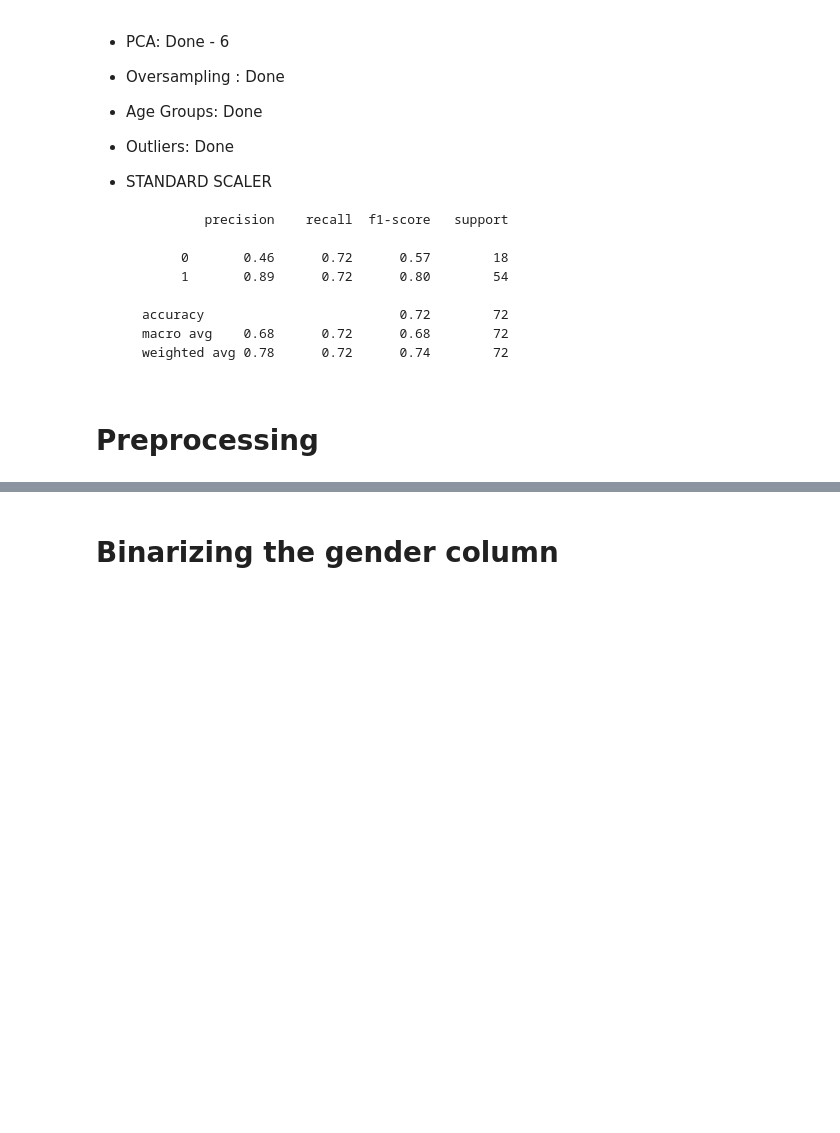
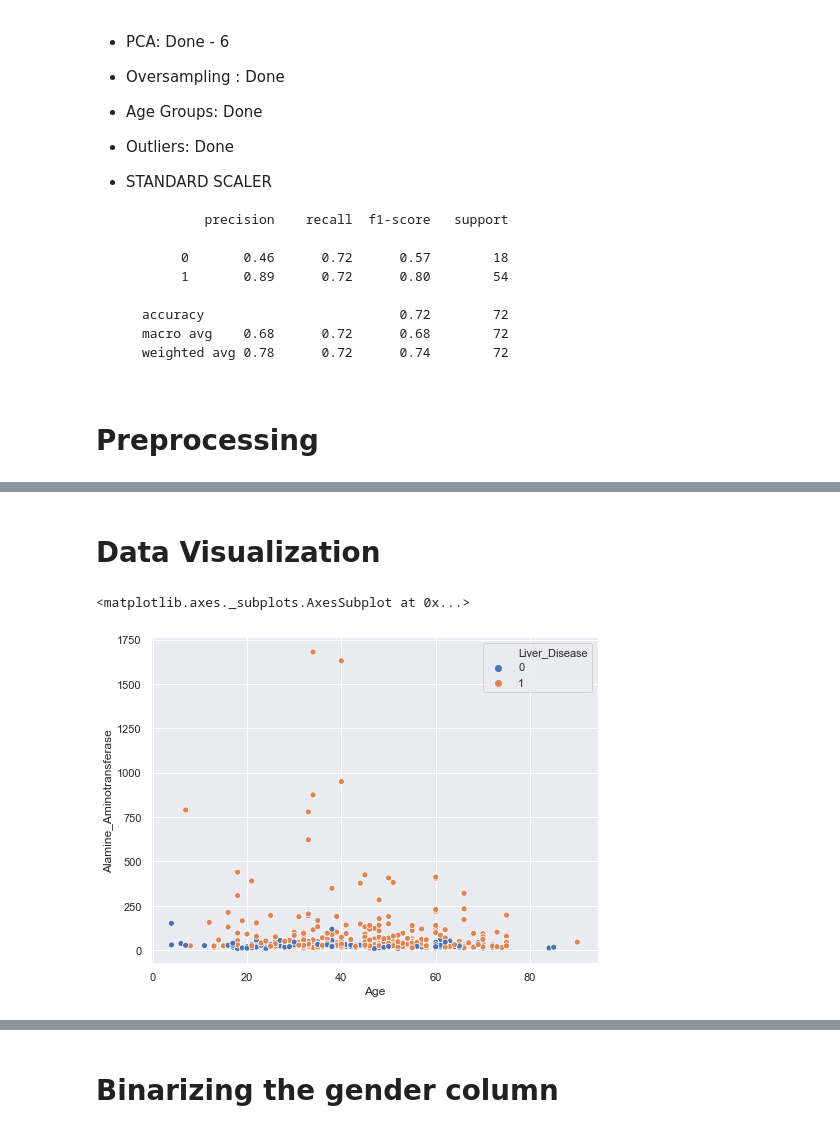
Before and after one commit to alisaeidi92/Liver-Disease-Prediction, a Jupyter notebook: Random Forest/Random Forest.ipynb, the cells around one changed output, grey strips where cells are left out. Cells and saved outputs as stored; diff of their text form; code cells hidden in the pictures; blank space fills up the shorter version.

```diff
--- a/Random Forest/Random Forest.ipynb
+++ b/Random Forest/Random Forest.ipynb
@@ -268,3 +268,10 @@ liver_df.head(10)
 | 7 | 29 | Female | 0.9 | 0.3 | 202 | 14 | ... |
 | 8 | 51 | Male | 2.9 | 1.3 | 482 | 22 | ... |
 | 9 | 62 | Male | 6.8 | 3.0 | 542 | 116 | ... |
+# %% [markdown]
+# Data Visualization
+# %%
+sns.scatterplot(data = liver_df, x = 'Age', y= 'Alamine_Aminotransferase', hue= 'Liver_Disease')
+# %% [output]
+<matplotlib.axes._subplots.AxesSubplot at 0x...>
+[figure, added]
```
Also changed, not shown: parts of 25 cells of this notebook.
